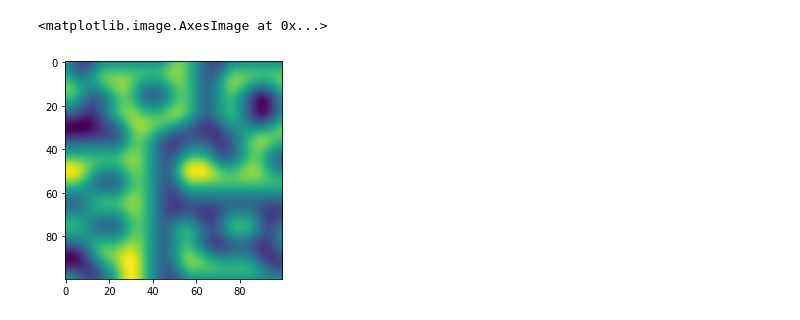
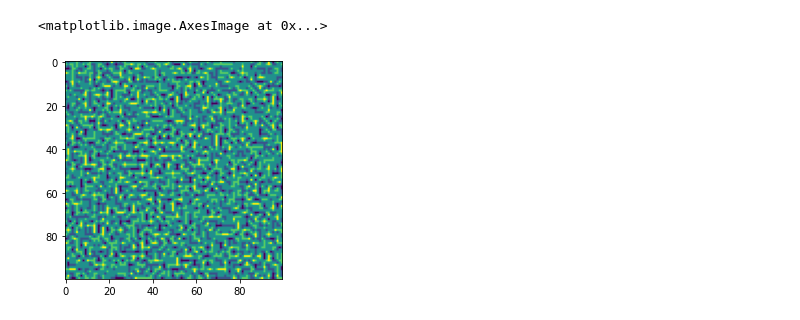
Before and after one commit to rsbyrne/jessproj, a Jupyter notebook: ascii_test.ipynb, the cells around one changed output. Saved outputs shown, nothing was run; the diff lists cells and outputs as text; code cells hidden in the pictures.

```diff
--- a/ascii_test.ipynb
+++ b/ascii_test.ipynb
@@ -2,9 +2,9 @@
 import numpy as np
 import matplotlib.pyplot as plt
 
-# there is a supposedly faster version that uses numpy at https://pvigier.github.io/2018/06/13/perlin-noise-numpy.html
+# there is a supposedly faster perlin noise at https://pvigier.github.io/2018/06/13/perlin-noise-numpy.html
 
-# version we used previously https://stackoverflow.com/questions/42147776/producing-2d-perlin-noise-with-numpy
+# perlin noise code from https://stackoverflow.com/questions/42147776/producing-2d-perlin-noise-with-numpy
 def lerp(a,b,x):
     "linear interpolation"
     return a + x * (b-a)
@@ -19,35 +19,57 @@ def gradient(h,x,y):
     g = vectors[h%4]
     return g[:,:,0] * x + g[:,:,1] * y
 
 def perlin(x,y,seed=0):
     # permutation table
     np.random.seed(seed)
     p = np.arange(256,dtype=int)
     np.random.shuffle(p)
     p = np.stack([p,p]).flatten()
+
     # coordinates of the top-left
     xi = x.astype(int)
     yi = y.astype(int)
+
     # internal coordinates
     xf = x - xi
     yf = y - yi
     # fade factors
     u = fade(xf)
     v = fade(yf)
     # noise components
     n00 = gradient(p[p[xi]+yi],xf,yf)
     n01 = gradient(p[p[xi]+yi+1],xf,yf-1)
     n11 = gradient(p[p[xi+1]+yi+1],xf-1,yf-1)
     n10 = gradient(p[p[xi+1]+yi],xf-1,yf)
     # combine noises
     x1 = lerp(n00,n10,u)
-    x2 = lerp(n01,n11,u) # FIX1: I was using n10 instead of n01
-    return lerp(x1,x2,v) # FIX2: I also had to reverse x1 and x2 here
+    x2 = lerp(n01,n11,u)
+    return lerp(x1,x2,v)
 
-lin = np.linspace(0,5,100,endpoint=False)
-x,y = np.meshgrid(lin,lin) # FIX3: I thought I had to invert x and y here but it was a mistake
+def layered_perlin(x, y, seed=0, n_layers=4, persistence=0.6, lacunarity=2.2, scale=10):
+    result = 0
+    amplitude = 1
+    frequency = 1
+
+    # loop through layers
+    for n in range(n_layers):
+
+        # different layers have different scales
+        sample_x = x / (scale / frequency)
+        sample_y = y / (scale / frequency)
+
+        # sample the perlin noise and add it to result
+        perlinValue = perlin(sample_x, sample_y, seed + n)
+        result += perlinValue * amplitude # increase result each time
+
+        amplitude *= persistence # decreases each layer as persistance below 1
+        frequency *= lacunarity # increases each layer
+    return result
+
+lin = np.linspace(0,50,100,endpoint=False)
+x,y = np.meshgrid(lin,lin)
 
 plt.imshow(perlin(x,y,seed=2),origin='upper')
 # %% [output]
 <matplotlib.image.AxesImage at 0x...>
-[figure, old version]
+[figure, new version]
```
Also changed, not shown: parts of 3 cells of this notebook.
